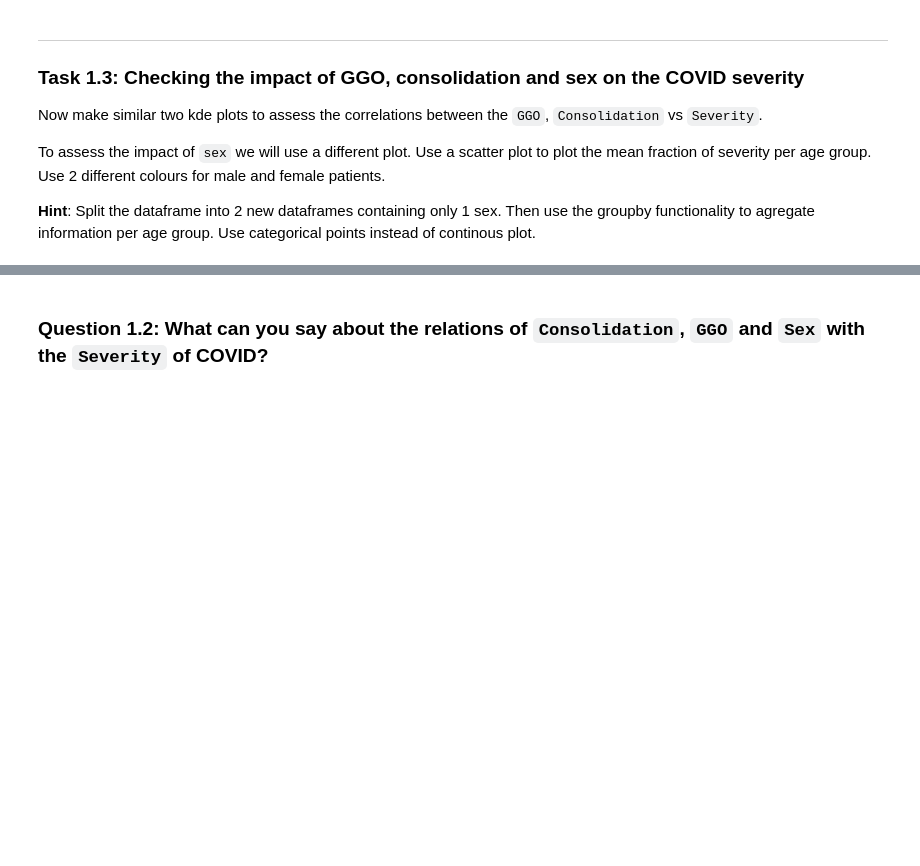
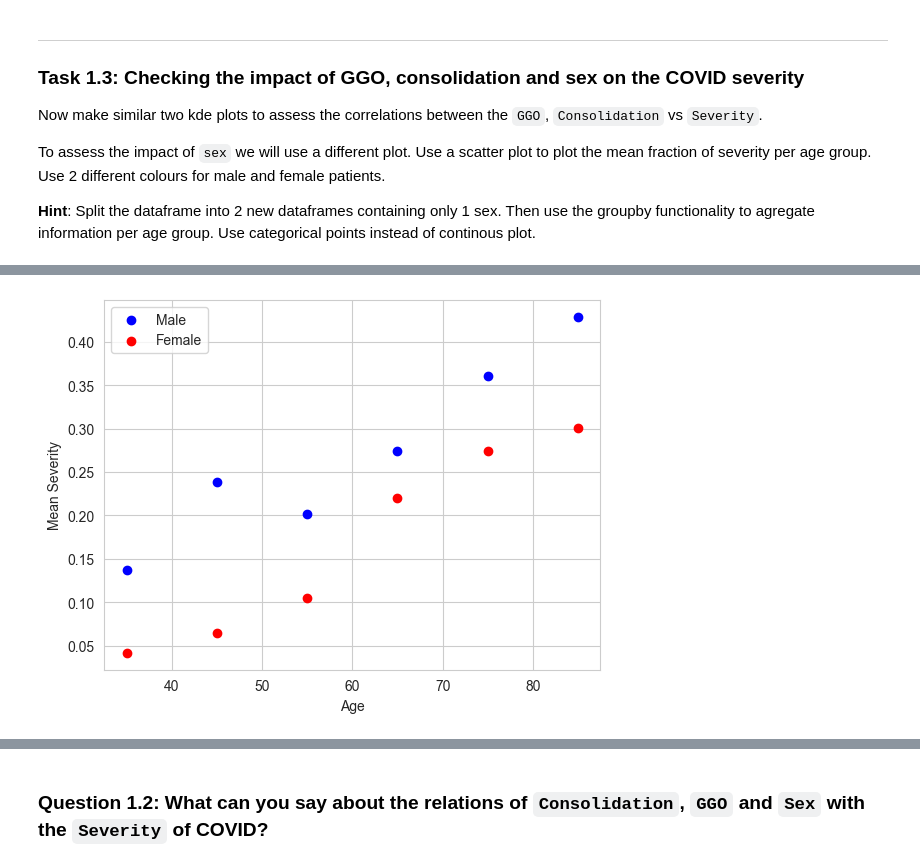
Before and after one commit to HosseinOutward/VUB-ACS-25_HIDSS, a Jupyter notebook: WPO3/WPO_3_Student.ipynb, the cells around one changed output, grey strips where cells are left out. Cells and saved outputs as stored; diff of their text form; code cells hidden in the pictures; blank space fills up the shorter version.

```diff
--- a/WPO3/WPO_3_Student.ipynb
+++ b/WPO3/WPO_3_Student.ipynb
@@ -89,2 +136,18 @@ __Hint__: Split the dataframe into 2 new dataframes containing only 1 sex. Then
+# %%
+# Scatter plot for Sex vs Severity (grouped by Age)
+df_male = df[df['Sex'] == 1]
+df_female = df[df['Sex'] == 0]
+
+male_means = df_male.groupby('Age')['Severity'].mean().reset_index()
+female_means = df_female.groupby('Age')['Severity'].mean().reset_index()
+
+plt.scatter(male_means['Age'], male_means['Severity'], color='blue', label='Male')
+plt.scatter(female_means['Age'], female_means['Severity'], color='red', label='Female')
+plt.xlabel('Age')
+plt.ylabel('Mean Severity')
+plt.legend()
+plt.show()
+# %% [output]
+[figure, added]
 # %%
 # Consolidation vs Severity plot
```
Also changed, not shown: parts of 43 cells of this notebook.
